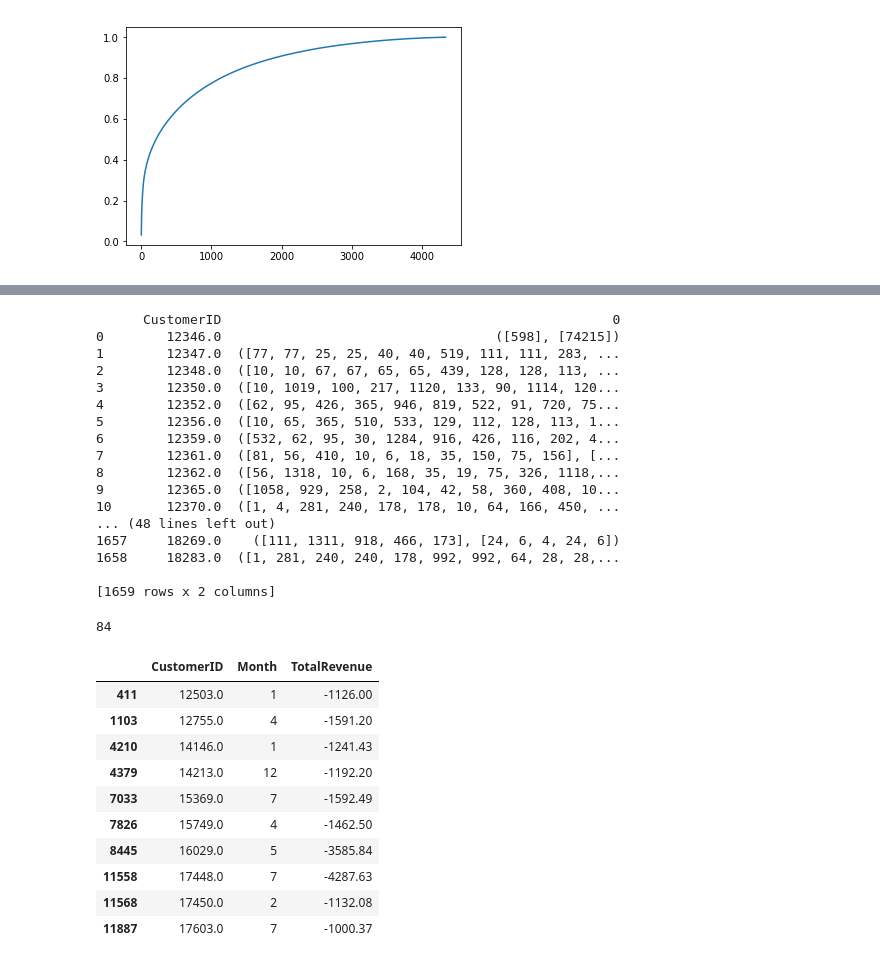
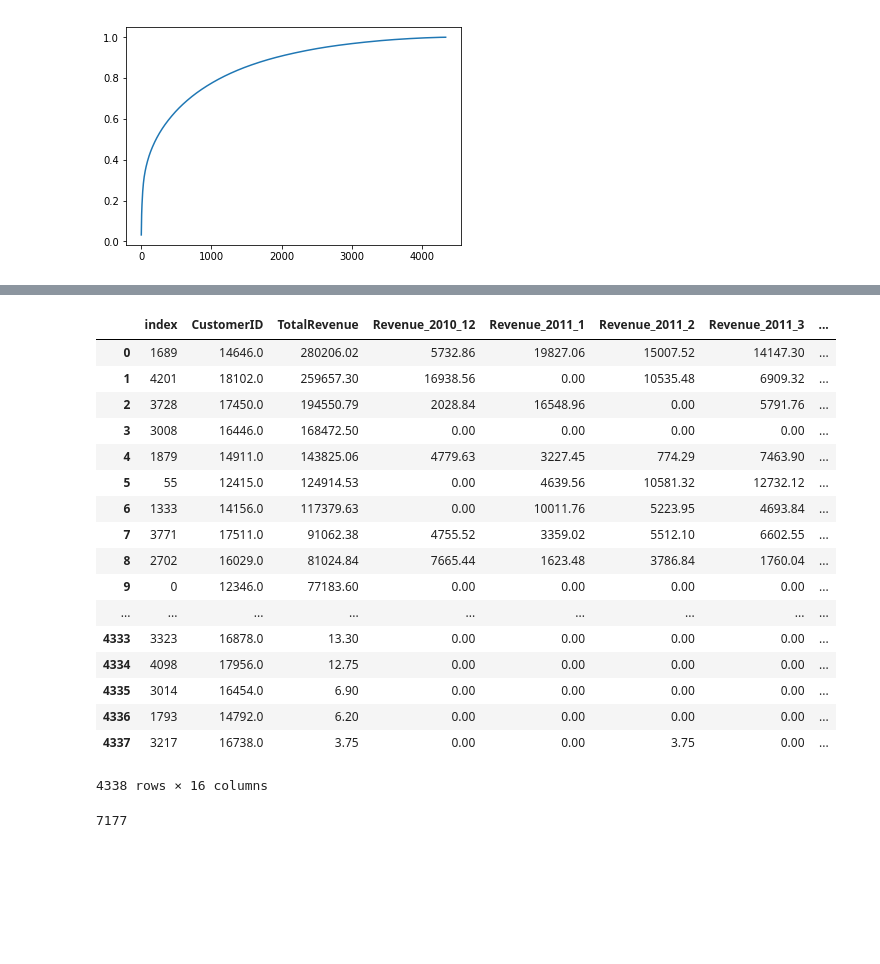
Before and after one commit to leexa90/E-commece-Data-Science, a Jupyter notebook: Untitled.ipynb, the cells around one changed output, grey strips where cells are left out. Drawn from its saved outputs; the diff is of its cells as text; code cells hidden in the pictures; blank space fills up the shorter version.

```diff
--- a/Untitled.ipynb
+++ b/Untitled.ipynb
@@ -184,46 +185,42 @@ train[train.CustomerID==12346.0]
+# %%
+customer_info
+# %% [output]
+|  | index | CustomerID | TotalRevenue | Revenue_2010_12 | Revenue_2011_1 | Revenue_2011_2 | Revenue_2011_3 | ... |
+| 0 | 1689 | 14646.0 | 280206.02 | 5732.86 | 19827.06 | 15007.52 | 14147.30 | ... |
+| 1 | 4201 | 18102.0 | 259657.30 | 16938.56 | 0.00 | 10535.48 | 6909.32 | ... |
+| 2 | 3728 | 17450.0 | 194550.79 | 2028.84 | 16548.96 | 0.00 | 5791.76 | ... |
+| 3 | 3008 | 16446.0 | 168472.50 | 0.00 | 0.00 | 0.00 | 0.00 | ... |
+| 4 | 1879 | 14911.0 | 143825.06 | 4779.63 | 3227.45 | 774.29 | 7463.90 | ... |
+| 5 | 55 | 12415.0 | 124914.53 | 0.00 | 4639.56 | 10581.32 | 12732.12 | ... |
+| 6 | 1333 | 14156.0 | 117379.63 | 0.00 | 10011.76 | 5223.95 | 4693.84 | ... |
+| 7 | 3771 | 17511.0 | 91062.38 | 4755.52 | 3359.02 | 5512.10 | 6602.55 | ... |
+| 8 | 2702 | 16029.0 | 81024.84 | 7665.44 | 1623.48 | 3786.84 | 1760.04 | ... |
+| 9 | 0 | 12346.0 | 77183.60 | 0.00 | 0.00 | 0.00 | 0.00 | ... |
+| ... | ... | ... | ... | ... | ... | ... | ... | ... |
+| 4333 | 3323 | 16878.0 | 13.30 | 0.00 | 0.00 | 0.00 | 0.00 | ... |
+| 4334 | 4098 | 17956.0 | 12.75 | 0.00 | 0.00 | 0.00 | 0.00 | ... |
+| 4335 | 3014 | 16454.0 | 6.90 | 0.00 | 0.00 | 0.00 | 0.00 | ... |
+| 4336 | 1793 | 14792.0 | 6.20 | 0.00 | 0.00 | 0.00 | 0.00 | ... |
+| 4337 | 3217 | 16738.0 | 3.75 | 0.00 | 0.00 | 3.75 | 0.00 | ... |
+4338 rows × 16 columns
 # %%
+#get all orders from customer during time period
 Invoice = train.groupby(['CustomerID',]).apply(lambda x :(list(x['StockCode_NR_int']),
                                                          list(x['Quantity']))).reset_index(drop=0)
-print Invoice
+#print Invoice.head()
+customer_info_orders = pd.merge(customer_info,Invoice,on='CustomerID',how='outer')
+customer_info_orders.rename(columns={0 : 'orders'},inplace=True)
+customer_info_orders = customer_info_orders.sort_values('CustomerID')
+#print customer_info_orders
-# %% [output]
-      CustomerID                                                  0
-0        12346.0                                   ([598], [74215])
-1        12347.0  ([77, 77, 25, 25, 40, 40, 519, 111, 111, 283, ...
-2        12348.0  ([10, 10, 67, 67, 65, 65, 439, 128, 128, 113, ...
-3        12350.0  ([10, 1019, 100, 217, 1120, 133, 90, 1114, 120...
-4        12352.0  ([62, 95, 426, 365, 946, 819, 522, 91, 720, 75...
-5        12356.0  ([10, 65, 365, 510, 533, 129, 112, 128, 113, 1...
-6        12359.0  ([532, 62, 95, 30, 1284, 916, 426, 116, 202, 4...
-7        12361.0  ([81, 56, 410, 10, 6, 18, 35, 150, 75, 156], [...
-8        12362.0  ([56, 1318, 10, 6, 168, 35, 19, 75, 326, 1118,...
-9        12365.0  ([1058, 929, 258, 2, 104, 42, 58, 360, 408, 10...
-10       12370.0  ([1, 4, 281, 240, 178, 178, 10, 64, 166, 450, ...
-... (48 lines left out)
-1657     18269.0    ([111, 1311, 918, 466, 173], [24, 6, 4, 24, 6])
-1658     18283.0  ([1, 281, 240, 240, 178, 992, 992, 64, 28, 28,...
-
-[1659 rows x 2 columns]
 # %%
-matrix = np.zeros((len(Invoice),counter)).astype(np.float32)
-for i in range(len(Invoice)):
-    pdt,quantity = Invoice.iloc[i][0]
+matrix = np.zeros((len(customer_info_orders),counter)).astype(np.float32)
+for i in range(len(customer_info_orders)):
+    try:
+        pdt,quantity = customer_info_orders.iloc[i]['orders']
+    except TypeError : None #no orders presetn
     for j,k in zip(pdt,quantity):
         matrix[i,j] += k
 import gc
 gc.collect()
 # %% [output]
-84
+7177
-# %%
-temp[temp['TotalRevenue'] < -1000]
-# %% [output]
-|  | CustomerID | Month | TotalRevenue |
-| 411 | 12503.0 | 1 | -1126.00 |
-| 1103 | 12755.0 | 4 | -1591.20 |
-| 4210 | 14146.0 | 1 | -1241.43 |
-| 4379 | 14213.0 | 12 | -1192.20 |
-| 7033 | 15369.0 | 7 | -1592.49 |
-| 7826 | 15749.0 | 4 | -1462.50 |
-| 8445 | 16029.0 | 5 | -3585.84 |
-| 11558 | 17448.0 | 7 | -4287.63 |
-| 11568 | 17450.0 | 2 | -1132.08 |
-| 11887 | 17603.0 | 7 | -1000.37 |
```
Also changed, not shown: parts of 13 cells of this notebook.
